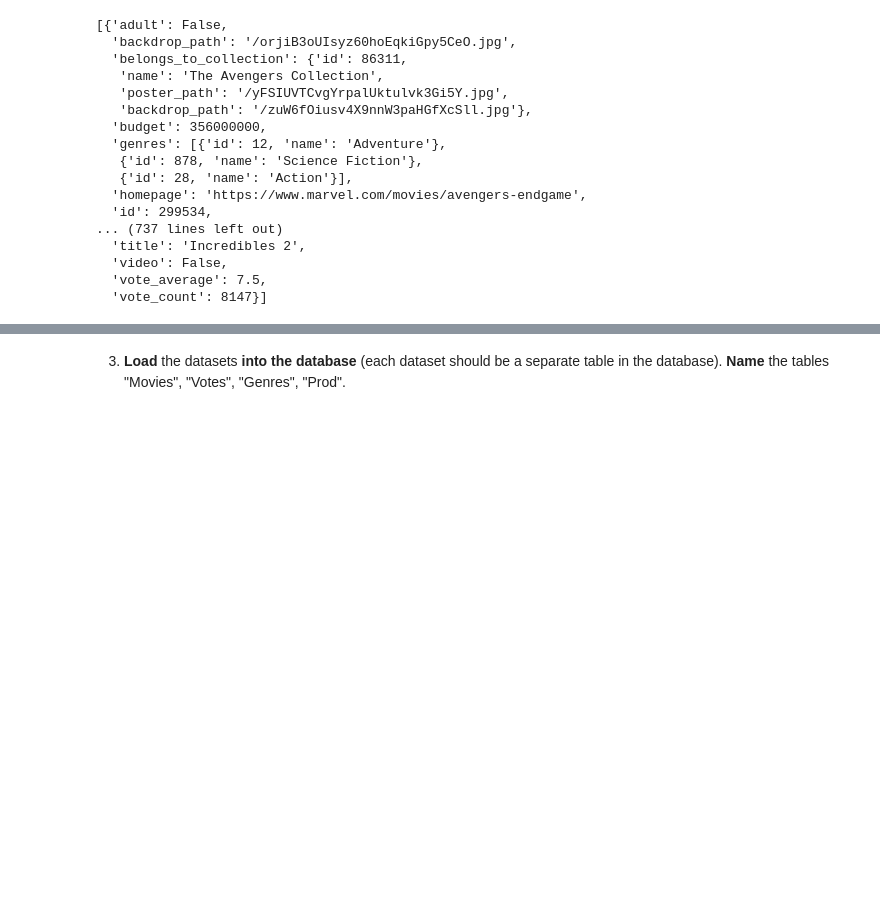
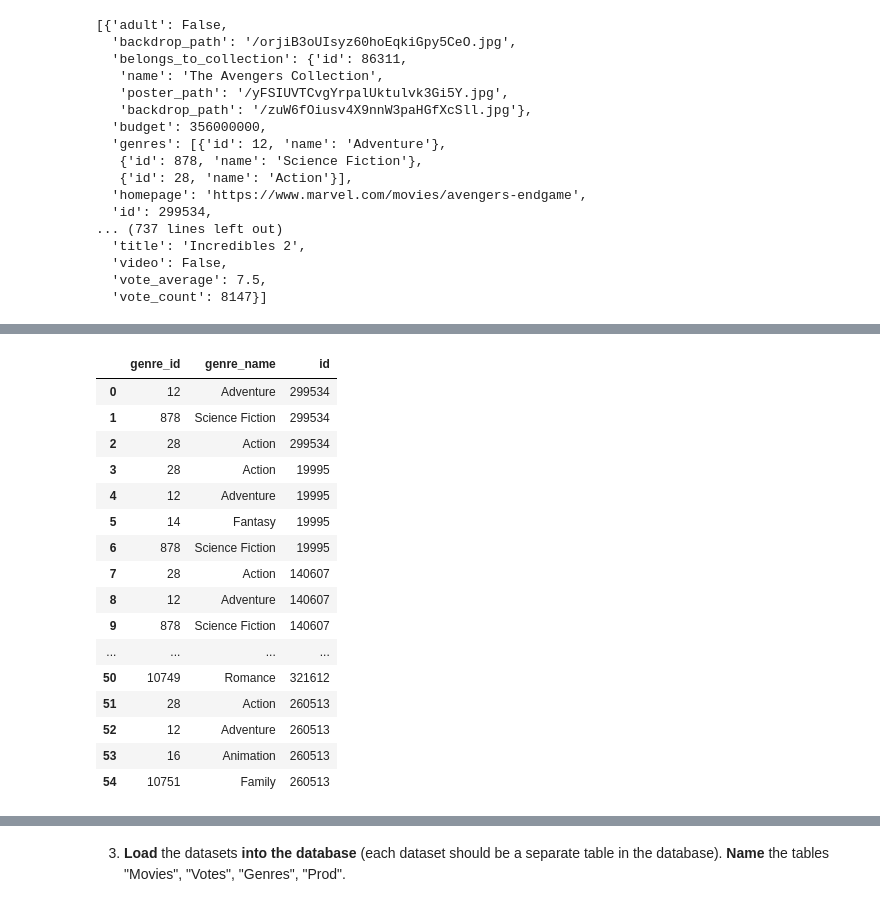
Before and after one commit to eeeds/Projects, a Jupyter notebook: 18- Pandas and SQL Databases/Project18.ipynb, the cells around one changed output, grey strips where cells are left out. Cells and saved outputs as stored; diff of their text form; code cells hidden in the pictures; blank space fills up the shorter version.

```diff
--- a/18- Pandas and SQL Databases/Project18.ipynb
+++ b/18- Pandas and SQL Databases/Project18.ipynb
@@ -79,0 +140,21 @@ df
+# %%
+genres = pd.json_normalize(data = data, record_path = 'genres', meta = 'id', record_prefix = 'genre_')
+genres
+# %% [output]
+|  | genre_id | genre_name | id |
+| 0 | 12 | Adventure | 299534 |
+| 1 | 878 | Science Fiction | 299534 |
+| 2 | 28 | Action | 299534 |
+| 3 | 28 | Action | 19995 |
+| 4 | 12 | Adventure | 19995 |
+| 5 | 14 | Fantasy | 19995 |
+| 6 | 878 | Science Fiction | 19995 |
+| 7 | 28 | Action | 140607 |
+| 8 | 12 | Adventure | 140607 |
+| 9 | 878 | Science Fiction | 140607 |
+| ... | ... | ... | ... |
+| 50 | 10749 | Romance | 321612 |
+| 51 | 28 | Action | 260513 |
+| 52 | 12 | Adventure | 260513 |
+| 53 | 16 | Animation | 260513 |
+| 54 | 10751 | Family | 260513 |
```
Also changed, not shown: parts of 14 cells of this notebook, 1 other file.
